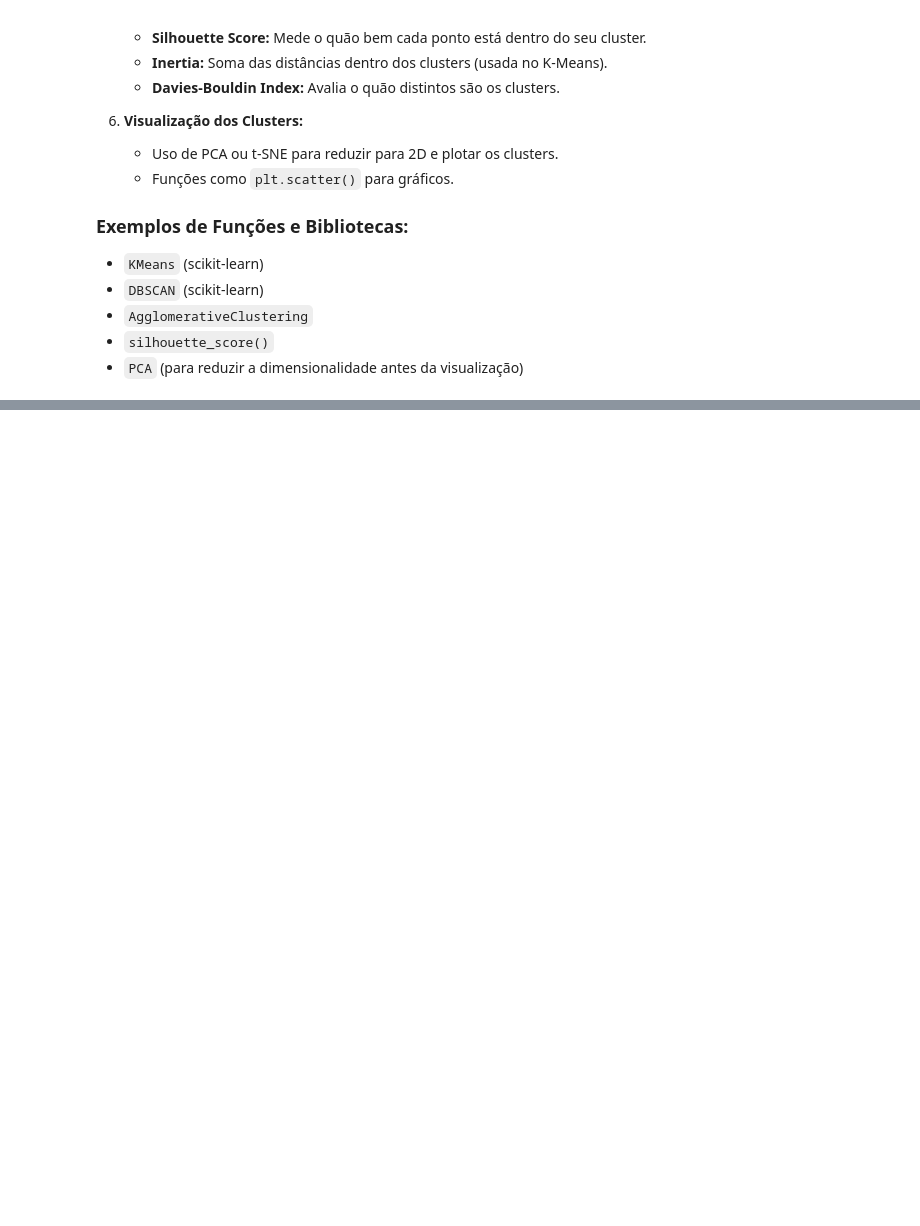
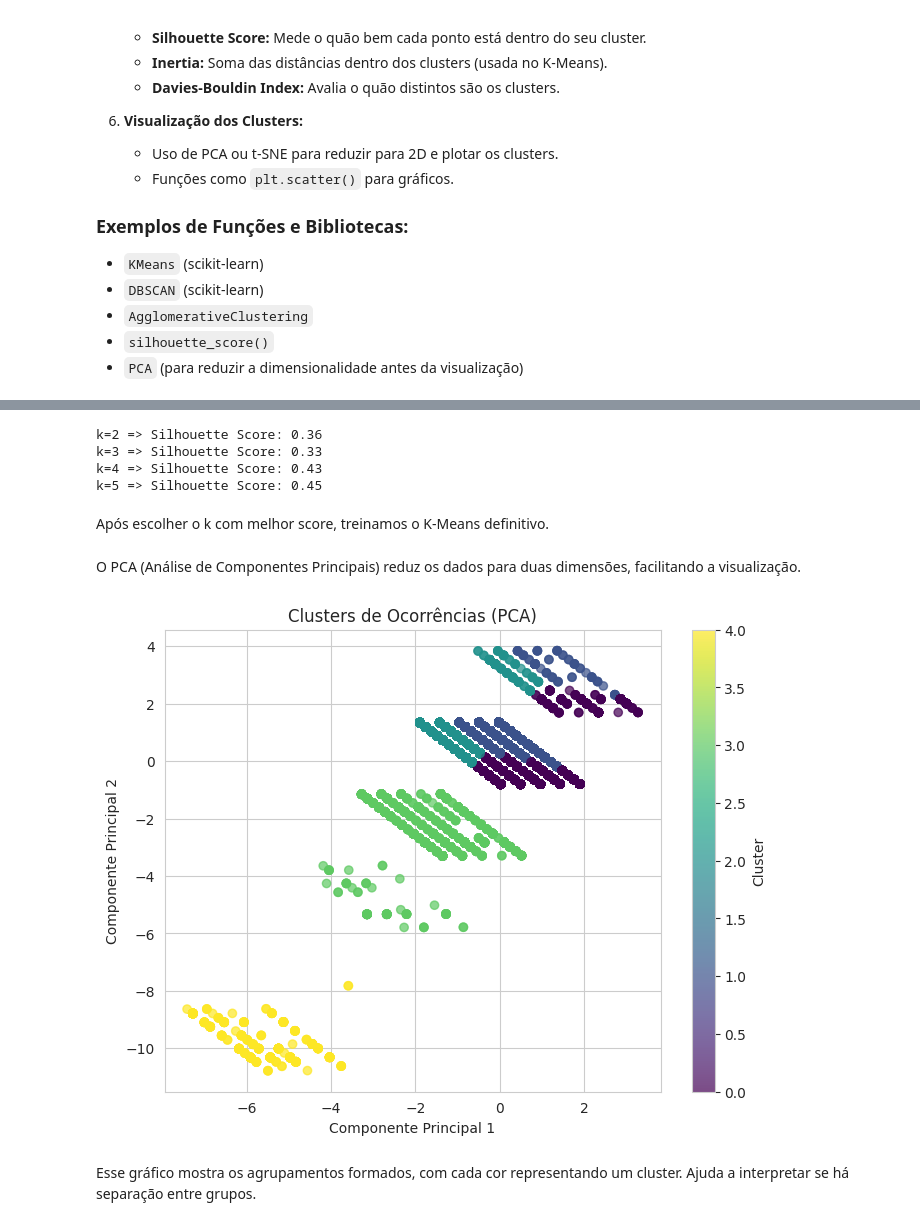
Before and after one commit to itsnalu/Projeto_CCF425, a Jupyter notebook: Projeto_Dados.ipynb, the cells around one changed output, grey strips where cells are left out. Cells and saved outputs as stored; diff of their text form; code cells hidden in the pictures; blank space fills up the shorter version.

```diff
--- a/Projeto_Dados.ipynb
+++ b/Projeto_Dados.ipynb
@@ -4493,0 +4547,9 @@ O aprendizado não-supervisionado trata de situações onde os dados não possue
+# %%
+# Label Encoding para variáveis categóricas
+le_crime = LabelEncoder()
+le_periodo = LabelEncoder()
+le_bairro = LabelEncoder()
+
+df_cluster.loc[:, 'CATEGORIA_CRIME'] = le_crime.fit_transform(df_cluster['CATEGORIA_CRIME'].astype(str))
+df_cluster.loc[:, 'PERIODO_OCORRENCIA'] = le_periodo.fit_transform(df_cluster['PERIODO_OCORRENCIA'].astype(str))
+df_cluster.loc[:, 'BAIRRO'] = le_bairro.fit_transform(df_cluster['BAIRRO'].astype(str))
@@ -4493,0 +4558,4 @@ O aprendizado não-supervisionado trata de situações onde os dados não possue
+# %%
+# Normalização dos dados
+scaler = StandardScaler()
+X = scaler.fit_transform(df_cluster)
@@ -4493,0 +4564,40 @@ O aprendizado não-supervisionado trata de situações onde os dados não possue
+# %%
+# Teste com diferentes k
+for k in range(2, 6):
+    kmeans = KMeans(n_clusters=k)
+    labels = kmeans.fit_predict(X)
+    score = silhouette_score(X, labels)
+    print(f'k={k} => Silhouette Score: {score:.2f}')
+# %% [output]
+k=2 => Silhouette Score: 0.36
+k=3 => Silhouette Score: 0.33
+k=4 => Silhouette Score: 0.43
+k=5 => Silhouette Score: 0.45
+# %% [markdown]
+Após escolher o k com melhor score, treinamos o K-Means definitivo.
+# %%
+# Treinamento final com maior k (k escolhido)
+kmeans = KMeans(n_clusters=5)
+labels = kmeans.fit_predict(X)
+
+# Adiciona os rótulos ao DataFrame
+df_cluster['Cluster'] = labels
+# %% [markdown]
+O PCA (Análise de Componentes Principais) reduz os dados para duas dimensões, facilitando a visualização.
+# %%
+# PCA para visualização
+pca = PCA(n_components=2)
+X_pca = pca.fit_transform(X)
+# %%
+# Visualização
+plt.figure(figsize=(8,6))
+plt.scatter(X_pca[:, 0], X_pca[:, 1], c=labels, cmap='viridis', alpha=0.7)
+plt.title('Clusters de Ocorrências (PCA)')
+plt.xlabel('Componente Principal 1')
+plt.ylabel('Componente Principal 2')
+plt.colorbar(label='Cluster')
+plt.show()
+# %% [output]
+[figure, added]
+# %% [markdown]
+Esse gráfico mostra os agrupamentos formados, com cada cor representando um cluster. Ajuda a interpretar se há separação entre grupos.
```
Also changed, not shown: parts of 25 cells of this notebook.
